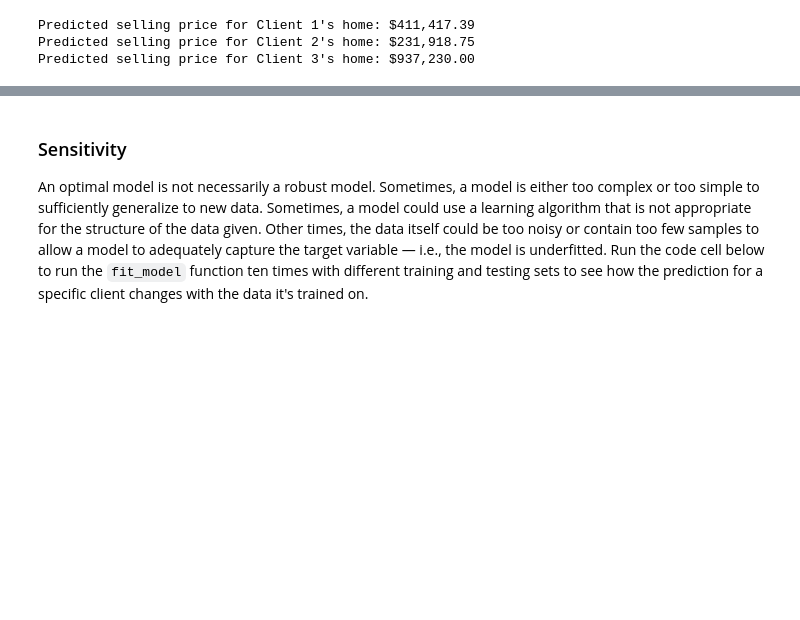
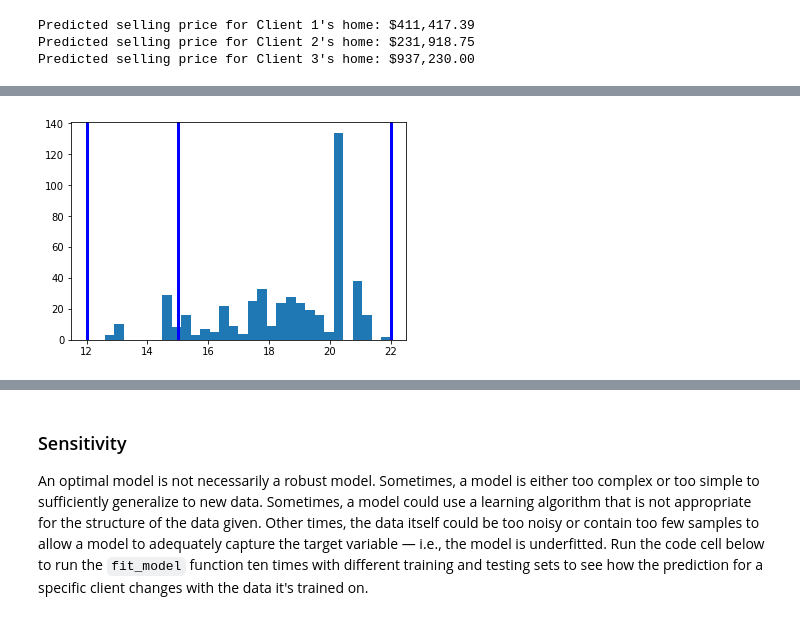
Before and after one commit to RolandXu/machine-learning, a Jupyter notebook: projects/boston_housing/boston_housing_answer.ipynb, the cells around one changed output, grey strips where cells are left out. Cells and saved outputs as stored; diff of their text form; code cells hidden in the pictures; blank space fills up the shorter version.

```diff
--- a/projects/boston_housing/boston_housing_answer.ipynb
+++ b/projects/boston_housing/boston_housing_answer.ipynb
@@ -367,0 +364,7 @@ None
+# %%
+import matplotlib.pyplot as plt
+plt.hist(features['PTRATIO'], bins = 30)
+for cl in client_data:
+    plt.axvline(cl[2], c = 'b', lw = 3)
+# %% [output]
+[figure, added]
```
Also changed, not shown: parts of 9 cells of this notebook, 1 other file.
